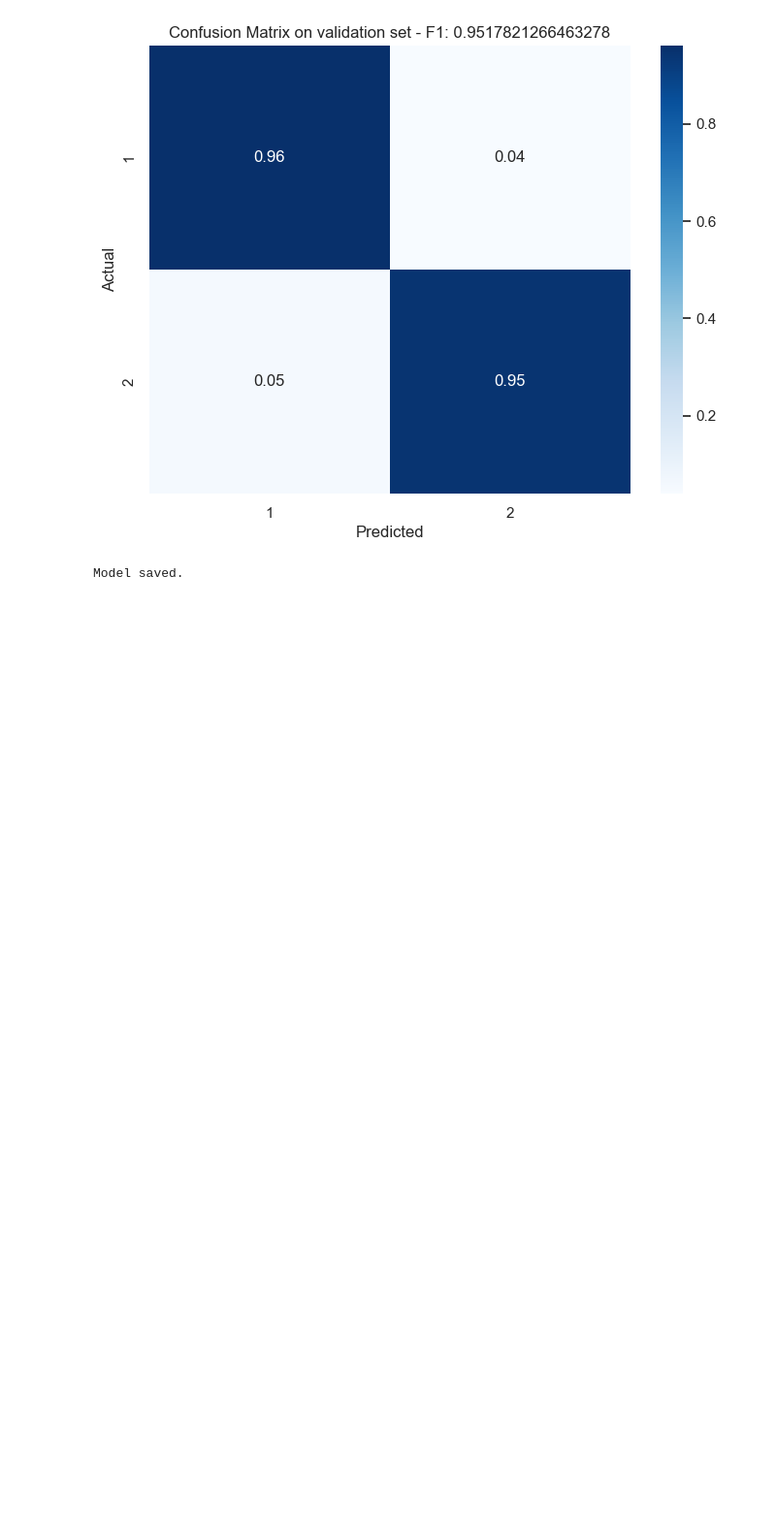
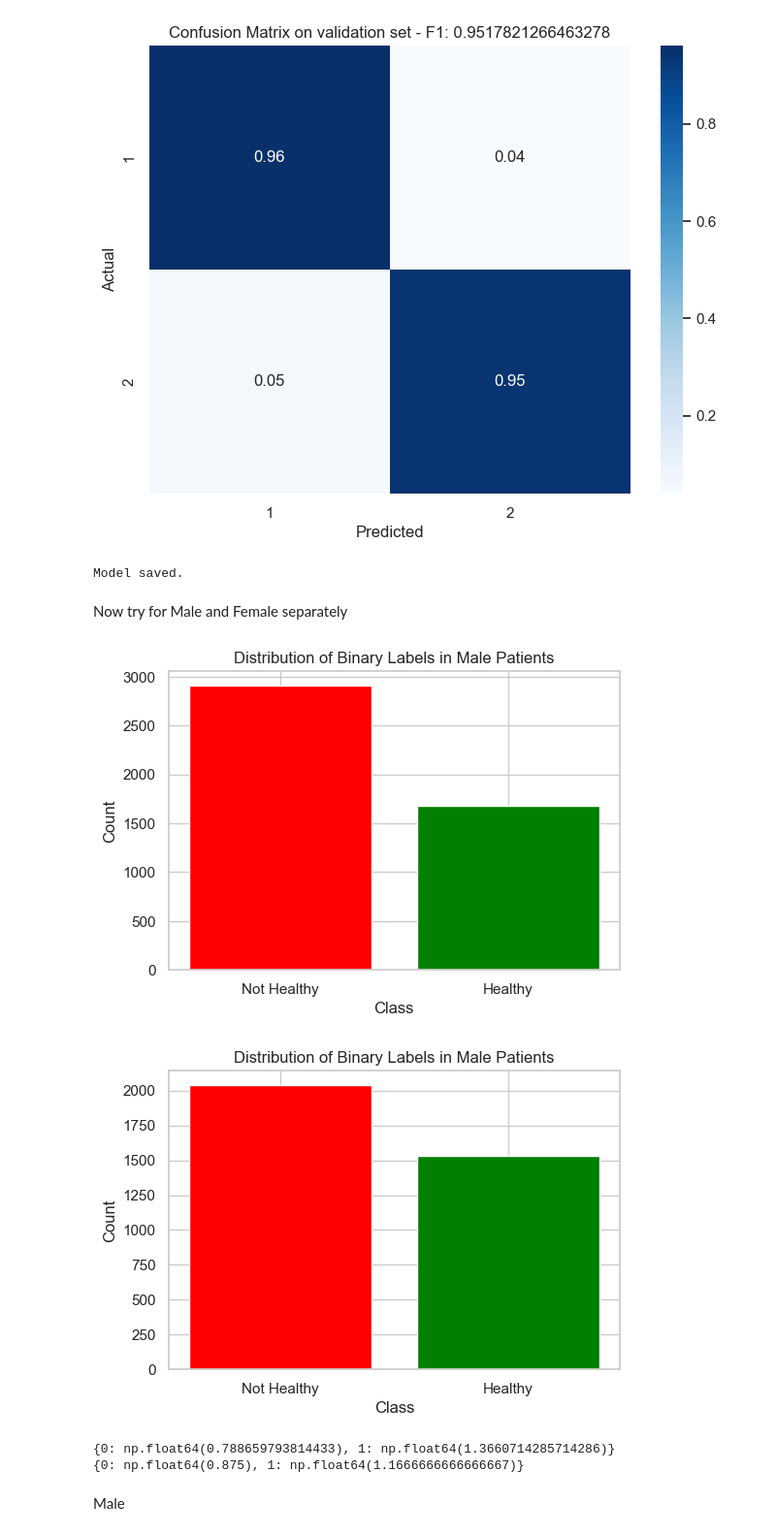
Before and after one commit to vittoriomussin/sand-task---SANDvox-Harvesters, a Jupyter notebook: SAND Tasks/SAND_Challenge_task1_dataset/Binary_Classification.ipynb, the cells around one changed output. Shown at 97% size. Drawn from its saved outputs; the diff is of its cells as text; code cells hidden in the pictures; blank space fills up the shorter version.

```diff
--- a/SAND Tasks/SAND_Challenge_task1_dataset/Binary_Classification.ipynb
+++ b/SAND Tasks/SAND_Challenge_task1_dataset/Binary_Classification.ipynb
@@ -224,3 +224,69 @@ else:
     print("Model not saved.")
 # %% [output]
 Model saved.
+# %% [markdown]
+Now try for Male and Female separately
+# %%
+import numpy as np
+# Load X and y
+X_m = np.load('XM_rhythm.npy')
+X_f = np.load('XF_rhythm.npy')
+y_m = np.load('yM_rhythm.npy')
+y_f = np.load('yF_rhythm.npy')
+
+n_cl = 2
+
+# create new labels y for binary classification, for each row in y, if any of the first 4 columns is 1, set new label to [1, 0] (not healthy), else set to [0, 1] (healthy)
+y_binary_m = np.zeros((y_f.shape[0], n_cl))
+y_binary_f = np.zeros((y_f.shape[0], n_cl))
+
+for i in range(y_m.shape[0]):
+    if np.any(y_m[i, :4] == 1):
+        y_binary_m[i, 0] = 1
+    else:
+        y_binary_m[i, 1] = 1
+
+for i in range(y_f.shape[0]):
+    if np.any(y_f[i, :4] == 1):
+        y_binary_f[i, 0] = 1
+    else:
+        y_binary_f[i, 1] = 1
+
+# Check the distribution of the new labels
+import matplotlib.pyplot as plt
+plt.figure(figsize=(6, 4))
+plt.bar([0, 1], [np.sum(y_binary_m[:, 0]), np.sum(y_binary_m[:, 1])], color=['red', 'green'])
+plt.xticks([0, 1], ['Not Healthy', 'Healthy'])
+plt.title('Distribution of Binary Labels in Male Patients')
+plt.xlabel('Class')
+plt.ylabel('Count')
+plt.show()
+
+# Check the distribution of the new labels
+import matplotlib.pyplot as plt
+plt.figure(figsize=(6, 4))
+plt.bar([0, 1], [np.sum(y_binary_f[:, 0]), np.sum(y_binary_f[:, 1])], color=['red', 'green'])
+plt.xticks([0, 1], ['Not Healthy', 'Healthy'])
+plt.title('Distribution of Binary Labels in Male Patients')
+plt.xlabel('Class')
+plt.ylabel('Count')
+plt.show()
+# %% [output]
+[figure, added]
+[figure, added]
+# %%
+from sklearn.utils.class_weight import compute_class_weight
+
+# Use all possible class indices for one-hot encoded y
+class_weights_m = compute_class_weight('balanced', classes=np.arange(y_binary_m.shape[1]), y=y_binary_m.argmax(axis=1))
+class_weights_f = compute_class_weight('balanced', classes=np.arange(y_binary_f.shape[1]), y=y_binary_f.argmax(axis=1))
+
+# format as a dict class: weight
+class_weights_m = dict(enumerate(class_weights_m))
+class_weights_f = dict(enumerate(class_weights_f))
+
+print(class_weights_m)
+print(class_weights_f)
+# %% [output]
+{0: np.float64(0.788659793814433), 1: np.float64(1.3660714285714286)}
+{0: np.float64(0.875), 1: np.float64(1.1666666666666667)}
@@ -226,0 +299,2 @@ Model saved.
+# %% [markdown]
+Male
```
Also changed, not shown: parts of 14 cells of this notebook, 6 other files.
